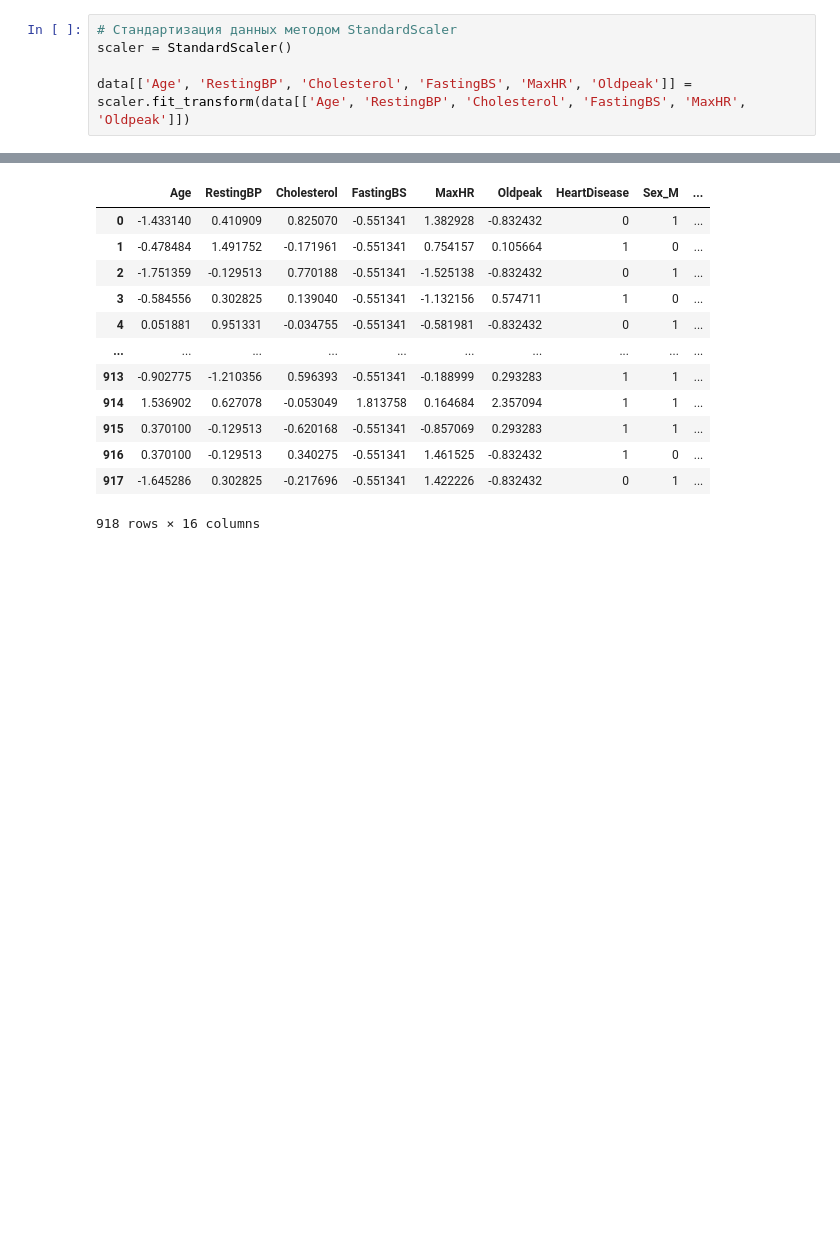
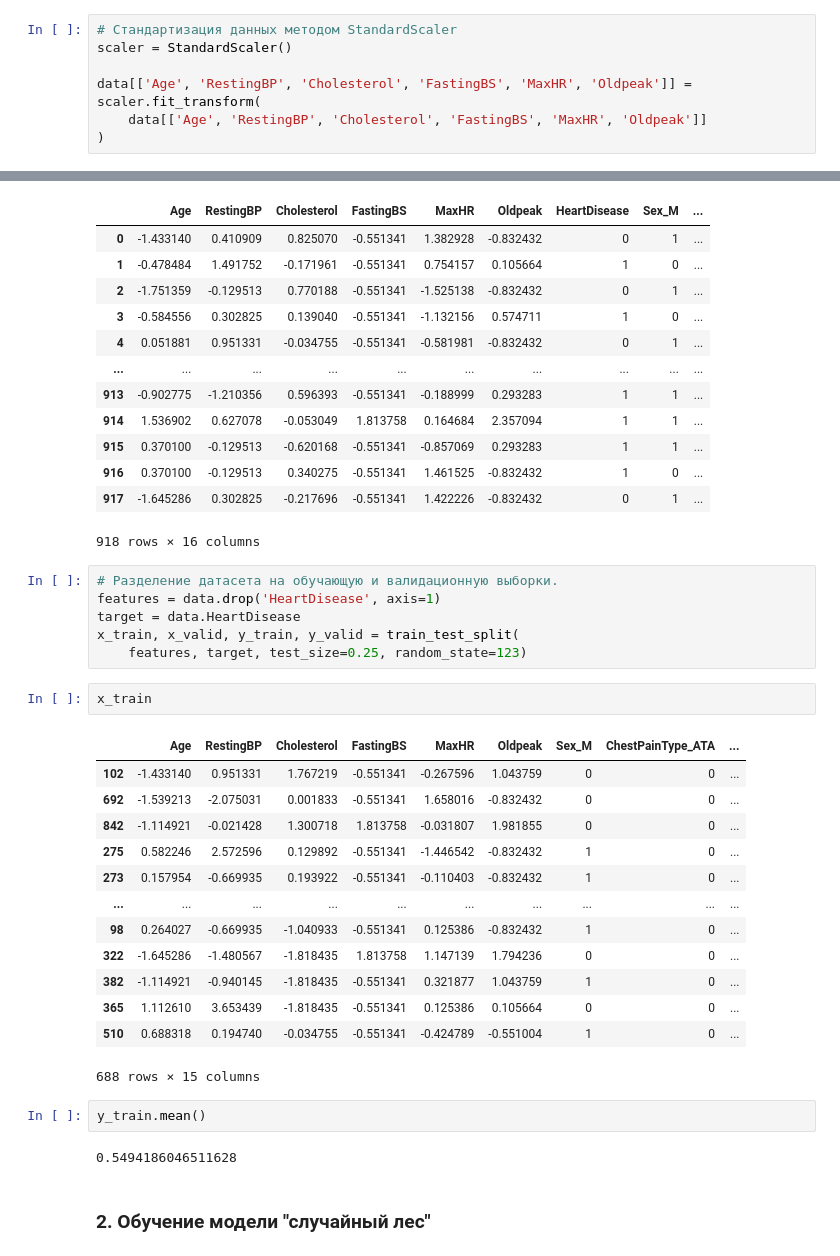
Before and after one commit to dmitrySkachan/heart_disease_clf, a Jupyter notebook: room_2.ipynb, the cells around one changed output, grey strips where cells are left out. Drawn from its saved outputs; the diff is of its cells as text; blank space fills up the shorter version.

```diff
--- a/room_2.ipynb
+++ b/room_2.ipynb
@@ -113,7 +115,9 @@ data
 # Стандартизация данных методом StandardScaler
 scaler = StandardScaler()
 
-data[['Age', 'RestingBP', 'Cholesterol', 'FastingBS', 'MaxHR', 'Oldpeak']] = scaler.fit_transform(data[['Age', 'RestingBP', 'Cholesterol', 'FastingBS', 'MaxHR', 'Oldpeak']])
+data[['Age', 'RestingBP', 'Cholesterol', 'FastingBS', 'MaxHR', 'Oldpeak']] = scaler.fit_transform(
+    data[['Age', 'RestingBP', 'Cholesterol', 'FastingBS', 'MaxHR', 'Oldpeak']]
+)
 # %%
 data
 # %% [output]
@@ -130,3 +134,31 @@ data
 | 916 | 0.370100 | -0.129513 | 0.340275 | -0.551341 | 1.461525 | -0.832432 | 1 | 0 | ... |
 | 917 | -1.645286 | 0.302825 | -0.217696 | -0.551341 | 1.422226 | -0.832432 | 0 | 1 | ... |
 918 rows × 16 columns
+# %%
+# Разделение датасета на обучающую и валидационную выборки.
+features = data.drop('HeartDisease', axis=1)
+target = data.HeartDisease
+x_train, x_valid, y_train, y_valid = train_test_split(
+    features, target, test_size=0.25, random_state=123)
+# %%
+x_train
+# %% [output]
+|  | Age | RestingBP | Cholesterol | FastingBS | MaxHR | Oldpeak | Sex_M | ChestPainType_ATA | ... |
+| 102 | -1.433140 | 0.951331 | 1.767219 | -0.551341 | -0.267596 | 1.043759 | 0 | 0 | ... |
+| 692 | -1.539213 | -2.075031 | 0.001833 | -0.551341 | 1.658016 | -0.832432 | 0 | 0 | ... |
+| 842 | -1.114921 | -0.021428 | 1.300718 | 1.813758 | -0.031807 | 1.981855 | 0 | 0 | ... |
+| 275 | 0.582246 | 2.572596 | 0.129892 | -0.551341 | -1.446542 | -0.832432 | 1 | 0 | ... |
+| 273 | 0.157954 | -0.669935 | 0.193922 | -0.551341 | -0.110403 | -0.832432 | 1 | 0 | ... |
+| ... | ... | ... | ... | ... | ... | ... | ... | ... | ... |
+| 98 | 0.264027 | -0.669935 | -1.040933 | -0.551341 | 0.125386 | -0.832432 | 1 | 0 | ... |
+| 322 | -1.645286 | -1.480567 | -1.818435 | 1.813758 | 1.147139 | 1.794236 | 0 | 0 | ... |
+| 382 | -1.114921 | -0.940145 | -1.818435 | -0.551341 | 0.321877 | 1.043759 | 1 | 0 | ... |
+| 365 | 1.112610 | 3.653439 | -1.818435 | -0.551341 | 0.125386 | 0.105664 | 0 | 0 | ... |
+| 510 | 0.688318 | 0.194740 | -0.034755 | -0.551341 | -0.424789 | -0.551004 | 1 | 0 | ... |
+688 rows × 15 columns
+# %%
+y_train.mean()
+# %% [output]
+0.5494186046511628
+# %% [markdown]
+### 2. Обучение модели "случайный лес"
```
Also changed, not shown: parts of 12 cells of this notebook.
